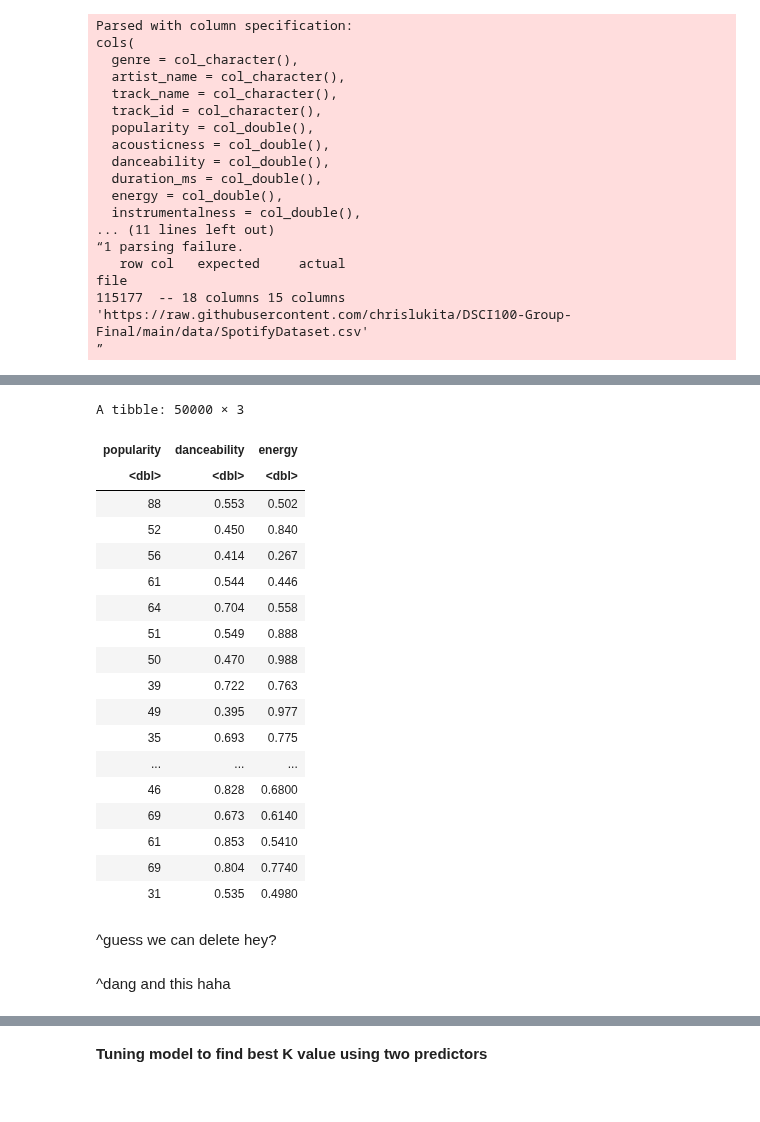
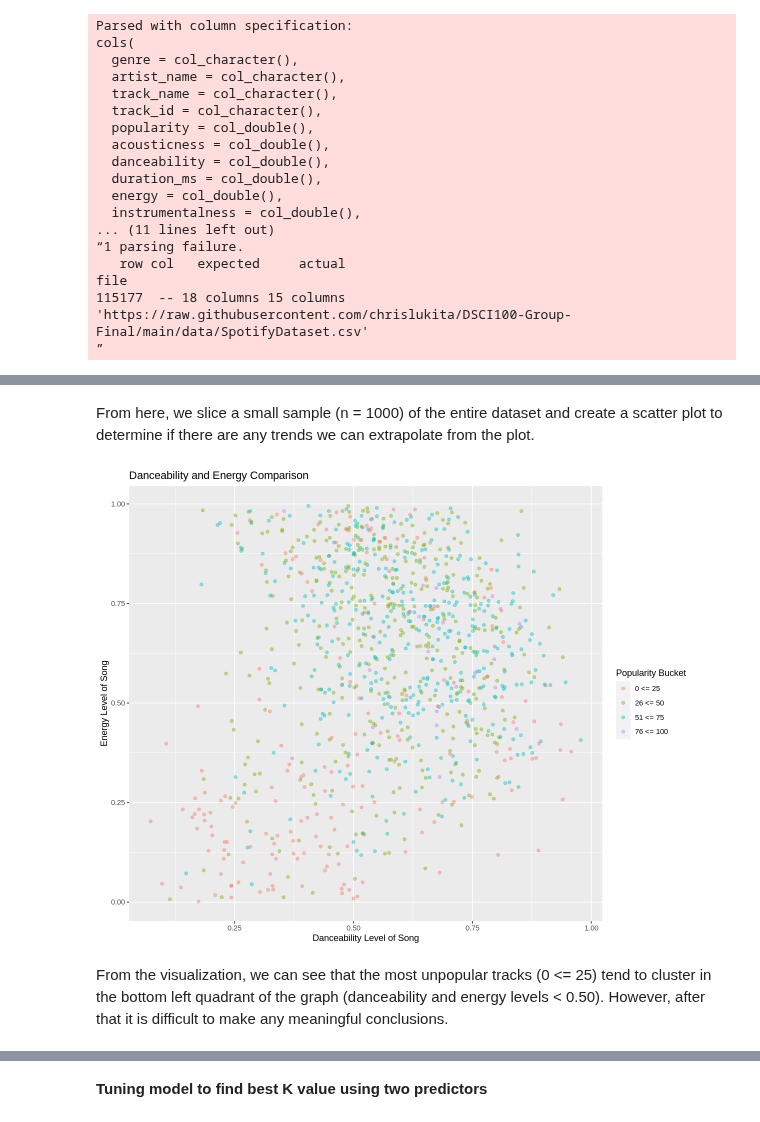
Before and after one commit to niickmerc/DSCI100-Group-Final, a Jupyter notebook: ProjectReport.ipynb, the cells around one changed output, grey strips where cells are left out. Drawn from its saved outputs; the diff is of its cells as text; code cells hidden in the pictures.

```diff
--- a/ProjectReport.ipynb
+++ b/ProjectReport.ipynb
@@ -77,25 +62,0 @@ After cutting our data set, we perform some data wrangling to select only our de
-# %%
-spotify_wrangled = random_spotify %>%
-                    select(popularity, danceability, energy) %>%
-                    na.omit(spotify_wrangled)
-spotify_wrangled
-# %% [output]
-A tibble: 50000 × 3
-| popularity | danceability | energy |
-| <dbl> | <dbl> | <dbl> |
-| 88 | 0.553 | 0.502 |
-| 52 | 0.450 | 0.840 |
-| 56 | 0.414 | 0.267 |
-| 61 | 0.544 | 0.446 |
-| 64 | 0.704 | 0.558 |
-| 51 | 0.549 | 0.888 |
-| 50 | 0.470 | 0.988 |
-| 39 | 0.722 | 0.763 |
-| 49 | 0.395 | 0.977 |
-| 35 | 0.693 | 0.775 |
-| ... | ... | ... |
-| 46 | 0.828 | 0.6800 |
-| 69 | 0.673 | 0.6140 |
-| 61 | 0.853 | 0.5410 |
-| 69 | 0.804 | 0.7740 |
-| 31 | 0.535 | 0.4980 |
@@ -109,2 +62,0 @@ A tibble: 50000 × 3
-# %% [markdown]
-^guess we can delete hey?
@@ -111,13 +71,18 @@ A tibble: 50000 × 3
+# %% [markdown]
+From here, we slice a small sample (n = 1000) of the entire dataset and create a scatter plot to determine if there are any trends we can extrapolate from the plot.
 # %%
-# options(repr.plot.width= 15, repr.plot.height= 10)
+options(repr.plot.width= 10, repr.plot.height= 8)
 
-# spotify_really_small = slice_sample(spotify_wrangled, n = 1000)
+spotify_really_small = slice_sample(spotify_wrangled, n = 1000)
 
-# popularity_plot = spotify_really_small %>%
-#                 ggplot(aes(x = energy, y = danceability
-#                            , color = popular)) +
-#                 geom_point()
+danceability_vs_popularity = spotify_really_small %>%
+                            ggplot(aes(x = danceability, y = energy, color = popularity_group)) +
+                            geom_point(alpha = 0.4) +
+                            labs(y = "Energy Level of Song", x = "Danceability Level of Song", color = "Popularity Bucket") +
+                            ggtitle("Danceability and Energy Comparison")
 
-# popularity_plot
+danceability_vs_popularity
+# %% [output]
+[figure, added]
-# %% [markdown]
-^dang and this haha
+# %% [markdown]
+From the visualization, we can see that the most unpopular tracks (0 <= 25) tend to cluster in the bottom left quadrant of the graph (danceability and energy levels < 0.50). However, after that it is difficult to make any meaningful conclusions.
```
Also changed, not shown: parts of 41 cells of this notebook, 1 other file.
